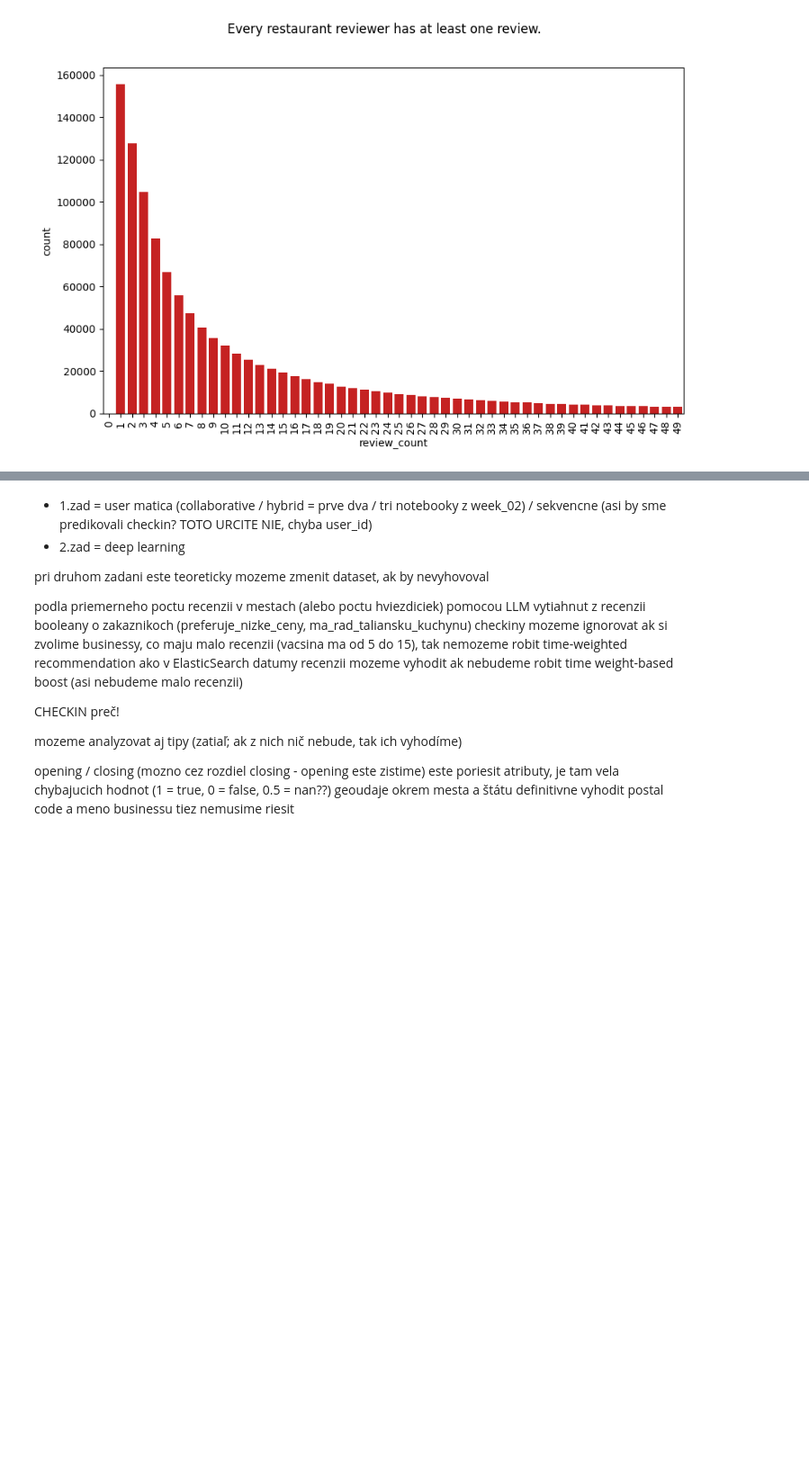
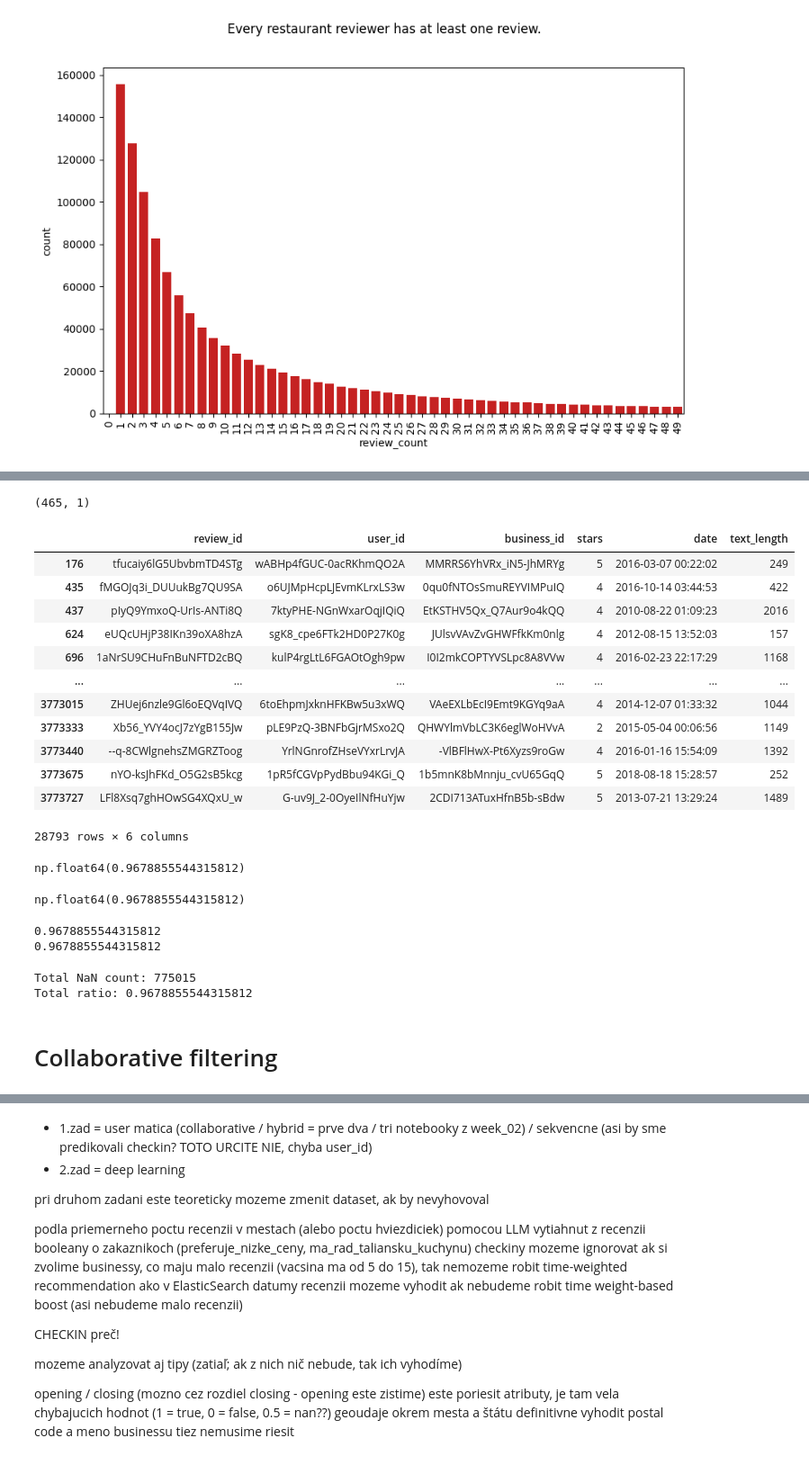
Before and after one commit to xkello/ISA-Team-8, a Jupyter notebook: EDA_restaurant.ipynb, the cells around one changed output, grey strips where cells are left out. Shown at 90% size. Cells and saved outputs as stored; diff of their text form; code cells hidden in the pictures; blank space fills up the shorter version.

Commit message:
basic collaborative filtering

```diff
--- a/EDA_restaurant.ipynb
+++ b/EDA_restaurant.ipynb
@@ -1054,3 +1058,5 @@ plt.suptitle("Every restaurant reviewer has at least one review.")
 plt.show()
 # %% [output]
 [figure]
+# %%
+users_sorted_by_stars = review[["user_id", "stars"]].groupby("user_id").count().sort_values(by="stars", ascending=False)
@@ -1056,0 +1081,3 @@ plt.show()
+# %%
+# filter based on how many reviews we want
+users_with_most_stars = users_sorted_by_stars[users_sorted_by_stars["stars"] >= 90]
@@ -1056,0 +1088,2 @@ plt.show()
+# %%
+businesses_sorted_by_stars = review[["business_id", "stars"]].groupby("business_id").count().sort_values(by="stars", ascending=False)
@@ -1056,0 +1108,49 @@ plt.show()
+# %%
+# filter based on how many reviews we want
+businesses_with_most_stars = businesses_sorted_by_stars[businesses_sorted_by_stars["stars"] >= 800]
+# %%
+businesses_with_most_stars.shape
+# %% [output]
+(465, 1)
+# %%
+filtered_review = review[(review["user_id"].isin(users_with_most_stars.index)) & (review["business_id"].isin(businesses_with_most_stars.index))]
+filtered_review
+# %% [output]
+|  | review_id | user_id | business_id | stars | date | text_length |
+| 176 | tfucaiy6lG5UbvbmTD4STg | wABHp4fGUC-0acRKhmQO2A | MMRRS6YhVRx_iN5-JhMRYg | 5 | 2016-03-07 00:22:02 | 249 |
+| 435 | fMGOJq3i_DUUukBg7QU9SA | o6UJMpHcpLJEvmKLrxLS3w | 0qu0fNTOsSmuREYVIMPuIQ | 4 | 2016-10-14 03:44:53 | 422 |
+| 437 | pIyQ9YmxoQ-UrIs-ANTi8Q | 7ktyPHE-NGnWxarOqjIQiQ | EtKSTHV5Qx_Q7Aur9o4kQQ | 4 | 2010-08-22 01:09:23 | 2016 |
+| 624 | eUQcUHjP38IKn39oXA8hzA | sgK8_cpe6FTk2HD0P27K0g | JUlsvVAvZvGHWFfkKm0nlg | 4 | 2012-08-15 13:52:03 | 157 |
+| 696 | 1aNrSU9CHuFnBuNFTD2cBQ | kulP4rgLtL6FGAOtOgh9pw | I0I2mkCOPTYVSLpc8A8VVw | 4 | 2016-02-23 22:17:29 | 1168 |
+| ... | ... | ... | ... | ... | ... | ... |
+| 3773015 | ZHUej6nzle9Gl6oEQVqIVQ | 6toEhpmJxknHFKBw5u3xWQ | VAeEXLbEcI9Emt9KGYq9aA | 4 | 2014-12-07 01:33:32 | 1044 |
+| 3773333 | Xb56_YVY4ocJ7zYgB155Jw | pLE9PzQ-3BNFbGjrMSxo2Q | QHWYlmVbLC3K6eglWoHVvA | 2 | 2015-05-04 00:06:56 | 1149 |
+| 3773440 | --q-8CWlgnehsZMGRZToog | YrlNGnrofZHseVYxrLrvJA | -VlBFlHwX-Pt6Xyzs9roGw | 4 | 2016-01-16 15:54:09 | 1392 |
+| 3773675 | nYO-ksJhFKd_O5G2sB5kcg | 1pR5fCGVpPydBbu94KGi_Q | 1b5mnK8bMnnju_cvU65GqQ | 5 | 2018-08-18 15:28:57 | 252 |
+| 3773727 | LFl8Xsq7ghHOwSG4XQxU_w | G-uv9J_2-0OyeIlNfHuYjw | 2CDI713ATuxHfnB5b-sBdw | 5 | 2013-07-21 13:29:24 | 1489 |
+28793 rows × 6 columns
+# %%
+pt = filtered_review.pivot_table(index="user_id", columns="business_id", values="stars")
+(pt.isnull().sum() / pt.shape[0]).mean()
+# %% [output]
+np.float64(0.9678855544315812)
+# %%
+(pt.T.isnull().sum() / pt.T.shape[0]).mean()
+# %% [output]
+np.float64(0.9678855544315812)
+# %%
+pt = pt.dropna(axis=0, how="all").dropna(axis=1, how="all")
+print((pt.isnull().sum() / pt.shape[0]).mean())
+print((pt.T.isnull().sum() / pt.T.shape[0]).mean())
+# %% [output]
+0.9678855544315812
+0.9678855544315812
+# %%
+total_nan_count = pt.isnull().sum().sum()
+print("Total NaN count:", total_nan_count)
+print("Total ratio:", total_nan_count / math.prod(pt.shape))
+# %% [output]
+Total NaN count: 775015
+Total ratio: 0.9678855544315812
+# %% [markdown]
+# Collaborative filtering
```
Also changed, not shown: parts of 23 cells of this notebook, 3 other files.
